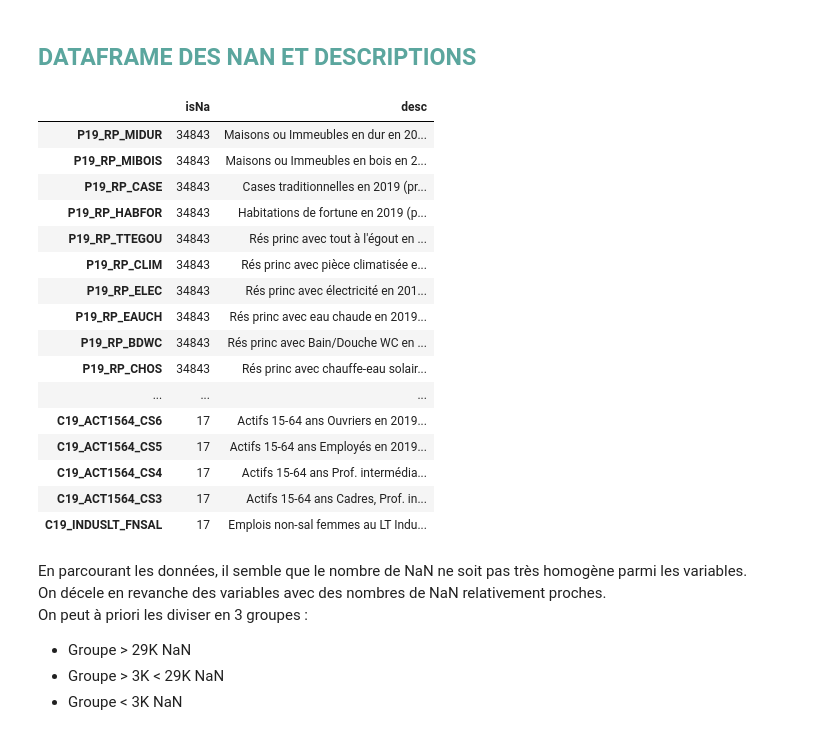
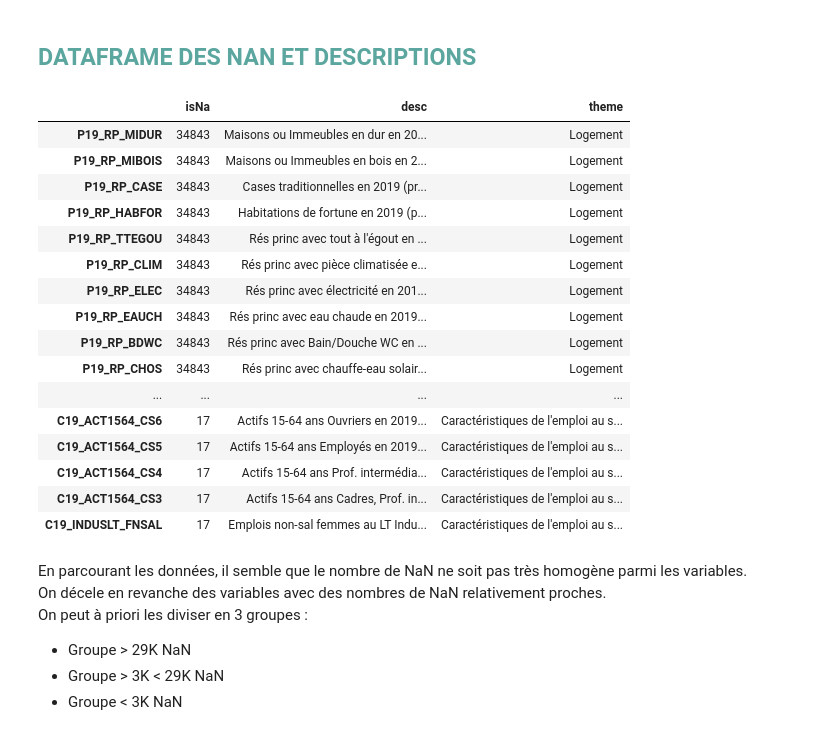
Before and after one commit to Mariehf64/fev23cda_french_industry, a Jupyter notebook: notebooks/Dataset 2020 - Etude des corrélations et ML TP6020.ipynb, the cells around one changed output. Drawn from its saved outputs; the diff is of its cells as text; code cells hidden in the pictures.

```diff
--- a/notebooks/Dataset 2020 - Etude des corrélations et ML TP6020.ipynb
+++ b/notebooks/Dataset 2020 - Etude des corrélations et ML TP6020.ipynb
@@ -37,10 +37,11 @@ plt.show()
 #ouverture du déscriptif des variables et création d'un dictionnaire pour utilisation ultérieure
 desc_var = pd.read_csv('../files/description_variables.csv', sep=';')
 desc_var_dic = dict(list(zip(desc_var['CODVAR'], desc_var['Description'])))
+theme_var_dic = dict(list(zip(desc_var['CODVAR'], desc_var['thème'])))
 # %% [markdown]
 # <font color='#5BA69E'>IMPORT DATASET 2020 ET EXPLORATION</font> ##
 # %%
-df = pd.read_csv('../files/all_content_2020_v5.csv')
+df = pd.read_csv('../files/all_content_2020_v5.csv', dtype={'CODGEO': 'string'})
 # %%
 df.shape
 # %% [output]
@@ -177,37 +178,40 @@ Name: TP6020, dtype: int64
 # %%
 #Création d'un dataframe qui récapitule le nombre de NaNs par variable
 df_isna = pd.DataFrame(df.isna().sum().sort_values(ascending=False))
 
 #Ajout des descriptions des variables pour une meilleure compréhension
 df_isna['desc'] = df_isna.index.map(desc_var_dic)
+df_isna['theme'] = df_isna.index.map(theme_var_dic)
+
 
 #Optimisation du nom des colonnes
-df_isna.columns = ['isNa', 'desc']
+df_isna.columns = ['isNa', 'desc', 'theme']
+df_isna.to_excel('../files/var_desc_et_nan.xlsx')
 
 #On ne garde dans les dataframes que les colonnes présentant des NaN
 df_isna = df_isna[df_isna.isNa > 0]
 
 #Affichage du dataframe
 pd.set_option('display.max_rows', None)
 df_isna.head(200)
 # %% [output]
-|  | isNa | desc |
-| P19_RP_MIDUR | 34843 | Maisons ou Immeubles en dur en 20... |
-| P19_RP_MIBOIS | 34843 | Maisons ou Immeubles en bois en 2... |
-| P19_RP_CASE | 34843 | Cases traditionnelles en 2019 (pr... |
-| P19_RP_HABFOR | 34843 | Habitations de fortune en 2019 (p... |
-| P19_RP_TTEGOU | 34843 | Rés princ avec tout à l'égout en ... |
-| P19_RP_CLIM | 34843 | Rés princ avec pièce climatisée e... |
-| P19_RP_ELEC | 34843 | Rés princ avec électricité en 201... |
-| P19_RP_EAUCH | 34843 | Rés princ avec eau chaude en 2019... |
-| P19_RP_BDWC | 34843 | Rés princ avec Bain/Douche WC en ... |
-| P19_RP_CHOS | 34843 | Rés princ avec chauffe-eau solair... |
-| ... | ... | ... |
-| C19_ACT1564_CS6 | 17 | Actifs 15-64 ans Ouvriers en 2019... |
-| C19_ACT1564_CS5 | 17 | Actifs 15-64 ans Employés en 2019... |
-| C19_ACT1564_CS4 | 17 | Actifs 15-64 ans Prof. intermédia... |
-| C19_ACT1564_CS3 | 17 | Actifs 15-64 ans Cadres, Prof. in... |
-| C19_INDUSLT_FNSAL | 17 | Emplois non-sal femmes au LT Indu... |
+|  | isNa | desc | theme |
+| P19_RP_MIDUR | 34843 | Maisons ou Immeubles en dur en 20... | Logement |
+| P19_RP_MIBOIS | 34843 | Maisons ou Immeubles en bois en 2... | Logement |
+| P19_RP_CASE | 34843 | Cases traditionnelles en 2019 (pr... | Logement |
+| P19_RP_HABFOR | 34843 | Habitations de fortune en 2019 (p... | Logement |
+| P19_RP_TTEGOU | 34843 | Rés princ avec tout à l'égout en ... | Logement |
+| P19_RP_CLIM | 34843 | Rés princ avec pièce climatisée e... | Logement |
+| P19_RP_ELEC | 34843 | Rés princ avec électricité en 201... | Logement |
+| P19_RP_EAUCH | 34843 | Rés princ avec eau chaude en 2019... | Logement |
+| P19_RP_BDWC | 34843 | Rés princ avec Bain/Douche WC en ... | Logement |
+| P19_RP_CHOS | 34843 | Rés princ avec chauffe-eau solair... | Logement |
+| ... | ... | ... | ... |
+| C19_ACT1564_CS6 | 17 | Actifs 15-64 ans Ouvriers en 2019... | Caractéristiques de l'emploi au s... |
+| C19_ACT1564_CS5 | 17 | Actifs 15-64 ans Employés en 2019... | Caractéristiques de l'emploi au s... |
+| C19_ACT1564_CS4 | 17 | Actifs 15-64 ans Prof. intermédia... | Caractéristiques de l'emploi au s... |
+| C19_ACT1564_CS3 | 17 | Actifs 15-64 ans Cadres, Prof. in... | Caractéristiques de l'emploi au s... |
+| C19_INDUSLT_FNSAL | 17 | Emplois non-sal femmes au LT Indu... | Caractéristiques de l'emploi au s... |
 # %% [markdown]
 En parcourant les données, il semble que le nombre de NaN ne soit pas très homogène parmi les variables.
 On décele en revanche des variables avec des nombres de NaN relativement proches.
```
Also changed, not shown: parts of 3 cells of this notebook, 3 other files.
